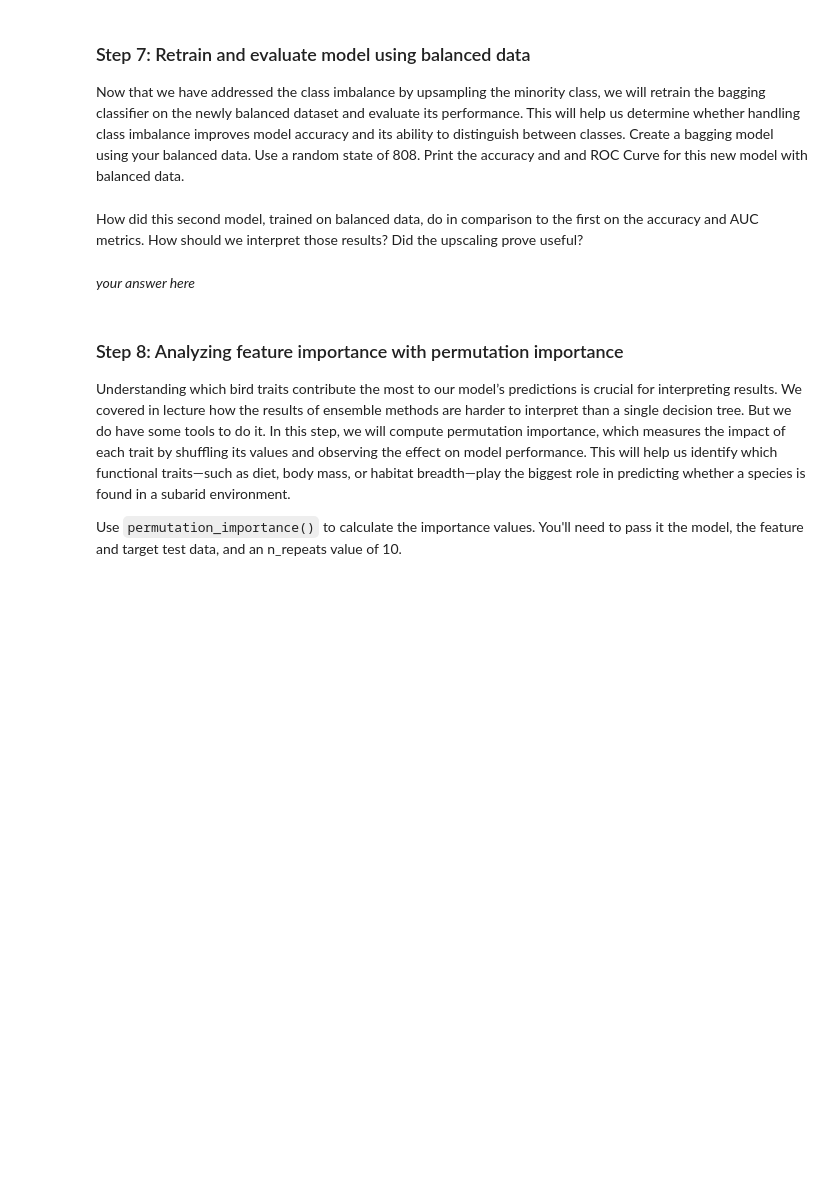
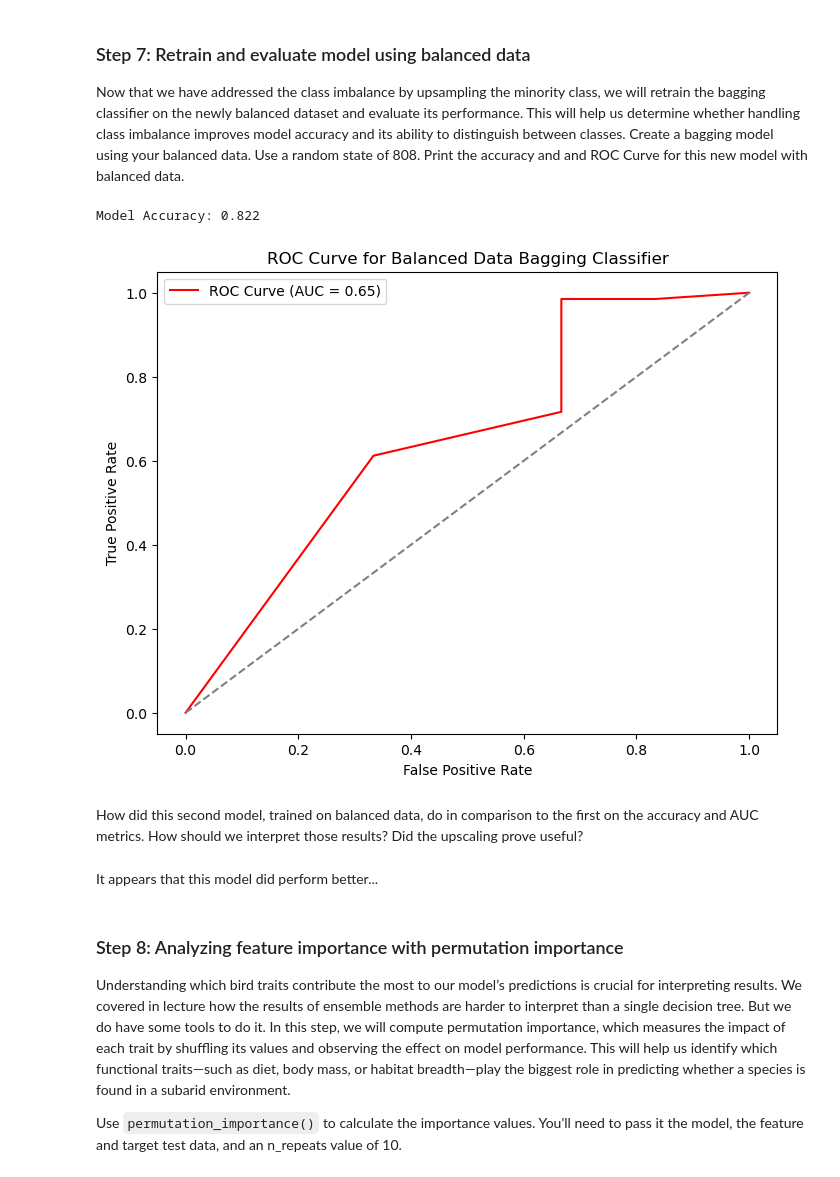
Before and after one commit to evajnewby/EDS232-labs, a Jupyter notebook: Week5/lab5-birds.ipynb, the cells around one changed output. Saved outputs shown, nothing was run; the diff lists cells and outputs as text; code cells hidden in the pictures; blank space fills up the shorter version.

```diff
--- a/Week5/lab5-birds.ipynb
+++ b/Week5/lab5-birds.ipynb
@@ -240,10 +256,41 @@ Merge the original majority class with the newly upsampled minority class.
 ### Step 7: Retrain and evaluate model using balanced data
 
 Now that we have addressed the class imbalance by upsampling the minority class, we will retrain the bagging classifier on the newly balanced dataset and evaluate its performance. This will help us determine whether handling class imbalance improves model accuracy and its ability to distinguish between classes. Create a bagging model using your balanced data. Use a random state of 808. Print the accuracy and and ROC Curve for this new model with balanced data.
+# %%
+# Bagging Classifier
+bagging_clf = BaggingClassifier(random_state=808)
+
+# Train model
+bagging_clf.fit(X_train_balanced, y_train_balanced)
+
+# Predict probabilities
+y_pred = bagging_clf.predict(X_test)
+y_prob = bagging_clf.predict_proba(X_test)[:, 1]
+
+# accuracy
+accuracy = accuracy_score(y_test, y_pred)
+print(f"Model Accuracy: {accuracy:.3f}")
+
+# ROC curve and AUC
+fpr, tpr, _ = roc_curve(y_test, y_prob)
+roc_auc = auc(fpr, tpr)
+
+# Plot ROC Curve
+plt.figure(figsize=(8,6))
+plt.plot(fpr, tpr, color='red', label=f'ROC Curve (AUC = {roc_auc:.2f})')
+plt.plot([0, 1], [0, 1], color='gray', linestyle='--')
+plt.xlabel("False Positive Rate")
+plt.ylabel("True Positive Rate")
+plt.title("ROC Curve for Balanced Data Bagging Classifier")
+plt.legend()
+plt.show()
+# %% [output]
+Model Accuracy: 0.822
+[figure, added]
 # %% [markdown]
 How did this second model, trained on balanced data, do in comparison to the first on the accuracy and AUC metrics.  How should we interpret those results?  Did the upscaling prove useful?
-# %% [markdown]
-*your answer here*
+# %% [markdown]
+It appears that this model did perform better...
 # %% [markdown]
 ### Step 8: Analyzing feature importance with permutation importance
 
```
Also changed, not shown: parts of 7 cells of this notebook, 2 other files.
